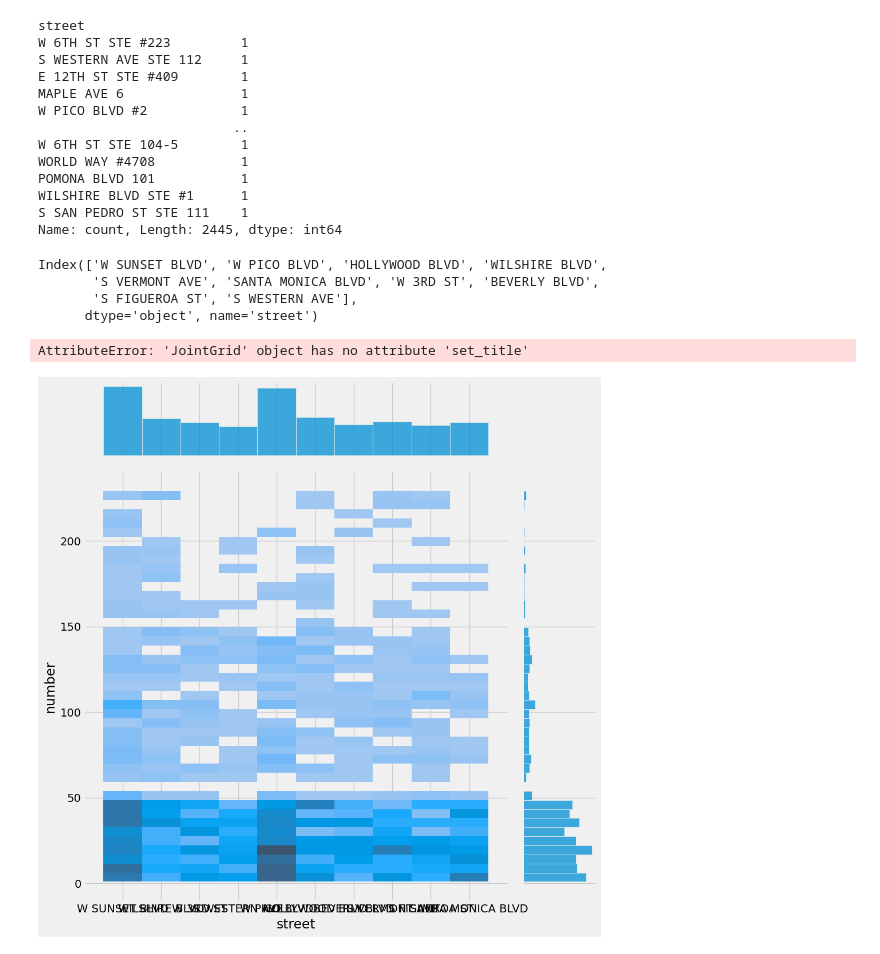
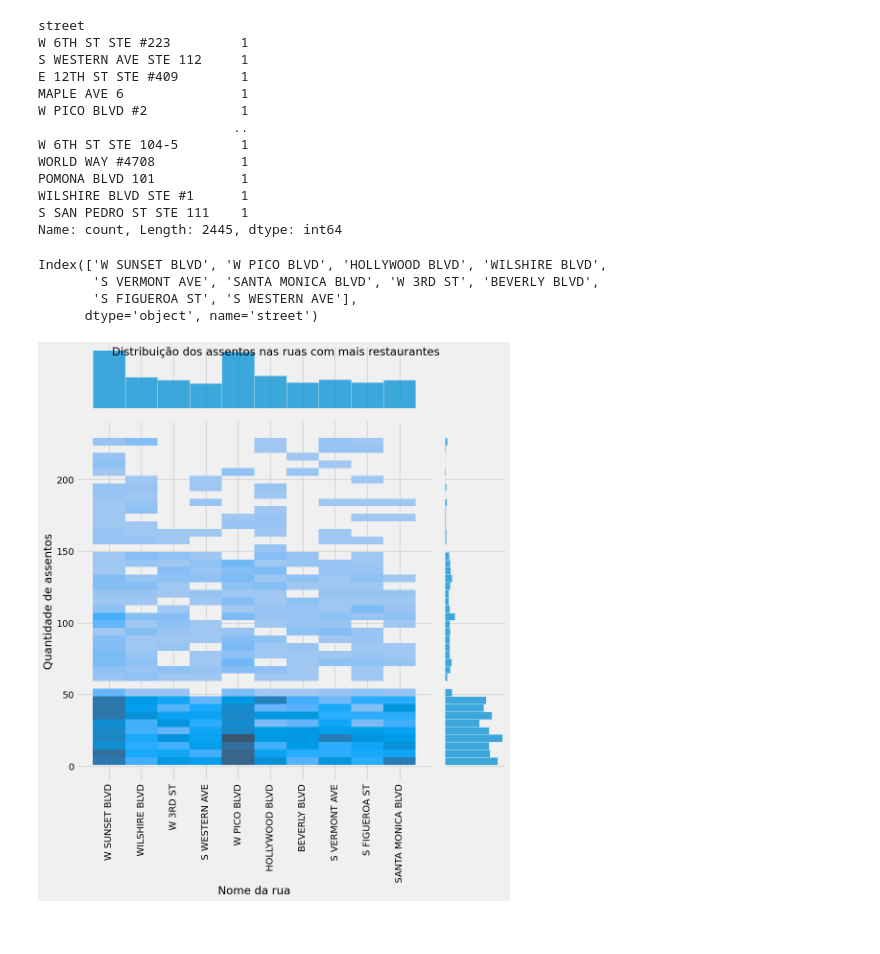
Before and after one commit to gustavoquareli/projeto_S10, a Jupyter notebook: notebook.ipynb, the cells around one changed output. Saved outputs shown, nothing was run; the diff lists cells and outputs as text; code cells hidden in the pictures.

```diff
--- a/notebook.ipynb
+++ b/notebook.ipynb
@@ -168,24 +168,31 @@ POMONA BLVD 101           1
 WILSHIRE BLVD STE #1      1
 S SAN PEDRO ST STE 111    1
 Name: count, Length: 2445, dtype: int64
-# %%
-streets = best_street_to_eat.index
-print(streets)
-# %% [output]
-Index(['W SUNSET BLVD', 'W PICO BLVD', 'HOLLYWOOD BLVD', 'WILSHIRE BLVD',
-       'S VERMONT AVE', 'SANTA MONICA BLVD', 'W 3RD ST', 'BEVERLY BLVD',
-       'S FIGUEROA ST', 'S WESTERN AVE'],
-      dtype='object', name='street')
+# %%
+#criar uma lista das ruas com mais estabelecimentos para filtragem
+streets = best_street_to_eat.index
+print(streets)
+# %% [output]
+Index(['W SUNSET BLVD', 'W PICO BLVD', 'HOLLYWOOD BLVD', 'WILSHIRE BLVD',
+       'S VERMONT AVE', 'SANTA MONICA BLVD', 'W 3RD ST', 'BEVERLY BLVD',
+       'S FIGUEROA ST', 'S WESTERN AVE'],
+      dtype='object', name='street')
 # %%
 #filtrar restaurantes nas ruas com mais restaurantes
 data_filtered = data[data['street'].isin(streets)]
 
 #contruir gráfico
 
 ax = sns.jointplot(x='street', y='number', data=data_filtered, kind='hist', height=10)
-ax.set_title("Distribuição de assentos nos restaurantes das ruas mais badaladas")
+
+#nomear titulo e eixos
+ax.set_axis_labels("Nome da rua", "Quantidade de assentos")
+ax.fig.suptitle("Distribuição dos assentos nas ruas com mais restaurantes")
+
+#rotacionar o eixo x
 plt.xticks(rotation=90)
+
+#apresentar o gráfico
 plt.show()
 # %% [output]
-AttributeError: 'JointGrid' object has no attribute 'set_title'
-[figure, old version]
+[figure, new version]
```
Also changed, not shown: parts of 13 cells of this notebook.
